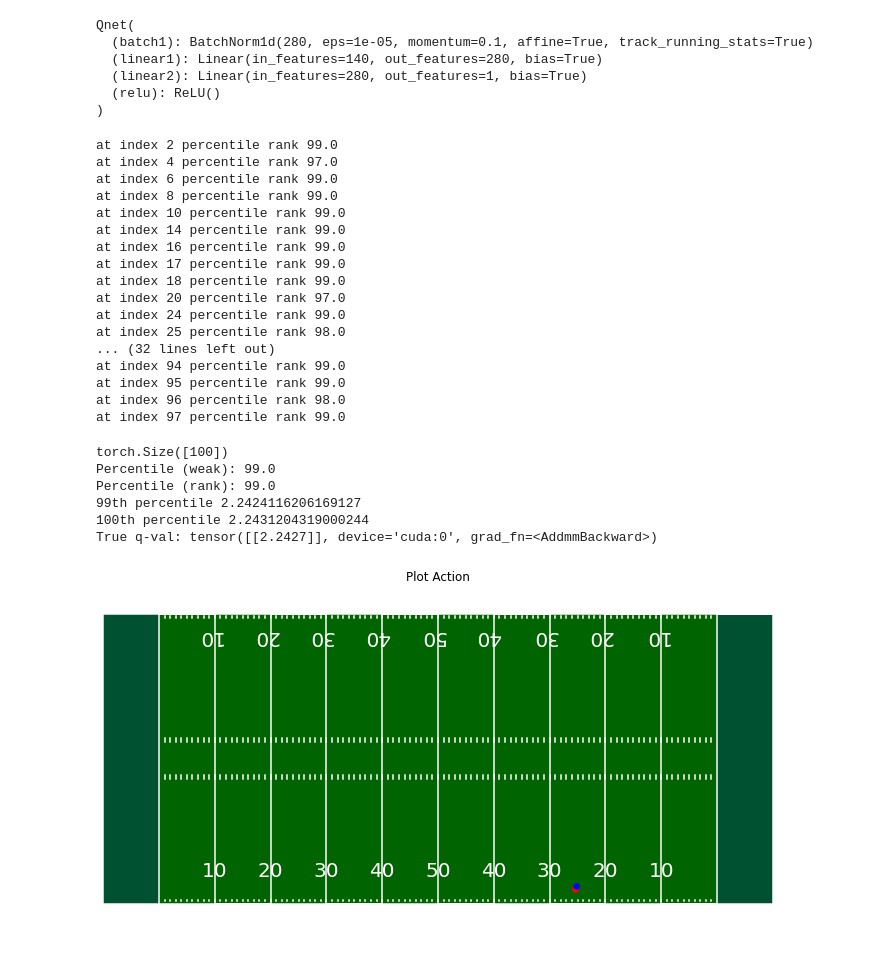
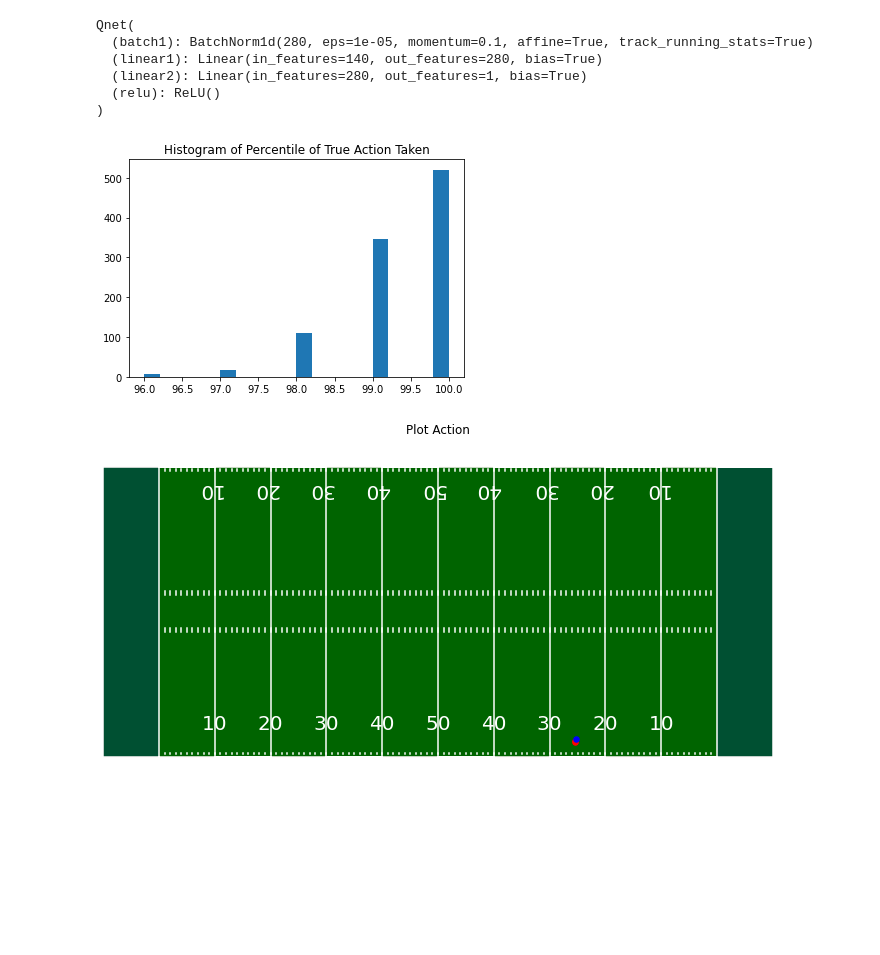
Before and after one commit to scottmaran/big_data_bowl, a Jupyter notebook: qlearning_model.ipynb, the cells around one changed output. Saved outputs shown, nothing was run; the diff lists cells and outputs as text; code cells hidden in the pictures; blank space fills up the shorter version.

```diff
--- a/qlearning_model.ipynb
+++ b/qlearning_model.ipynb
@@ -448,38 +473,26 @@ def test_quantile_for_play(df, row_index, num_simulations, verbose=False):
     return percentile_rank
 
 
-for i in range(100):
+percentile_list = []
+for i in range(1000):
 
     percentile_rank = test_quantile_for_play(test_data, i, 100)
 
-    if percentile_rank < 100:
+    if percentile_rank > 100:
         print(f"at index {i} percentile rank {percentile_rank}")
+
+    percentile_list.append(percentile_rank)
-# %% [output]
-at index 2 percentile rank 99.0
-at index 4 percentile rank 97.0
-at index 6 percentile rank 99.0
-at index 8 percentile rank 99.0
-at index 10 percentile rank 99.0
-at index 14 percentile rank 99.0
-at index 16 percentile rank 99.0
-at index 17 percentile rank 99.0
-at index 18 percentile rank 99.0
-at index 20 percentile rank 97.0
-at index 24 percentile rank 99.0
-at index 25 percentile rank 98.0
-... (32 lines left out)
-at index 94 percentile rank 99.0
-at index 95 percentile rank 99.0
-at index 96 percentile rank 98.0
-at index 97 percentile rank 99.0
 # %%
+
+#hist = np.histogram(percentile_list)
+
+plt.hist(percentile_list, bins='auto')
+plt.title("Histogram of Percentile of True Action Taken")
+plt.show
+
+plt.savefig("training_plots/quantile_hist.png")
 # %% [output]
-torch.Size([100])
-Percentile (weak): 99.0
-Percentile (rank): 99.0
-99th percentile 2.2424116206169127
-100th percentile 2.2431204319000244
-True q-val: tensor([[2.2427]], device='cuda:0', grad_fn=<AddmmBackward>)
+[figure, added]
 # %%
 
 
```
Also changed, not shown: parts of 3 cells of this notebook, 2 other files.
